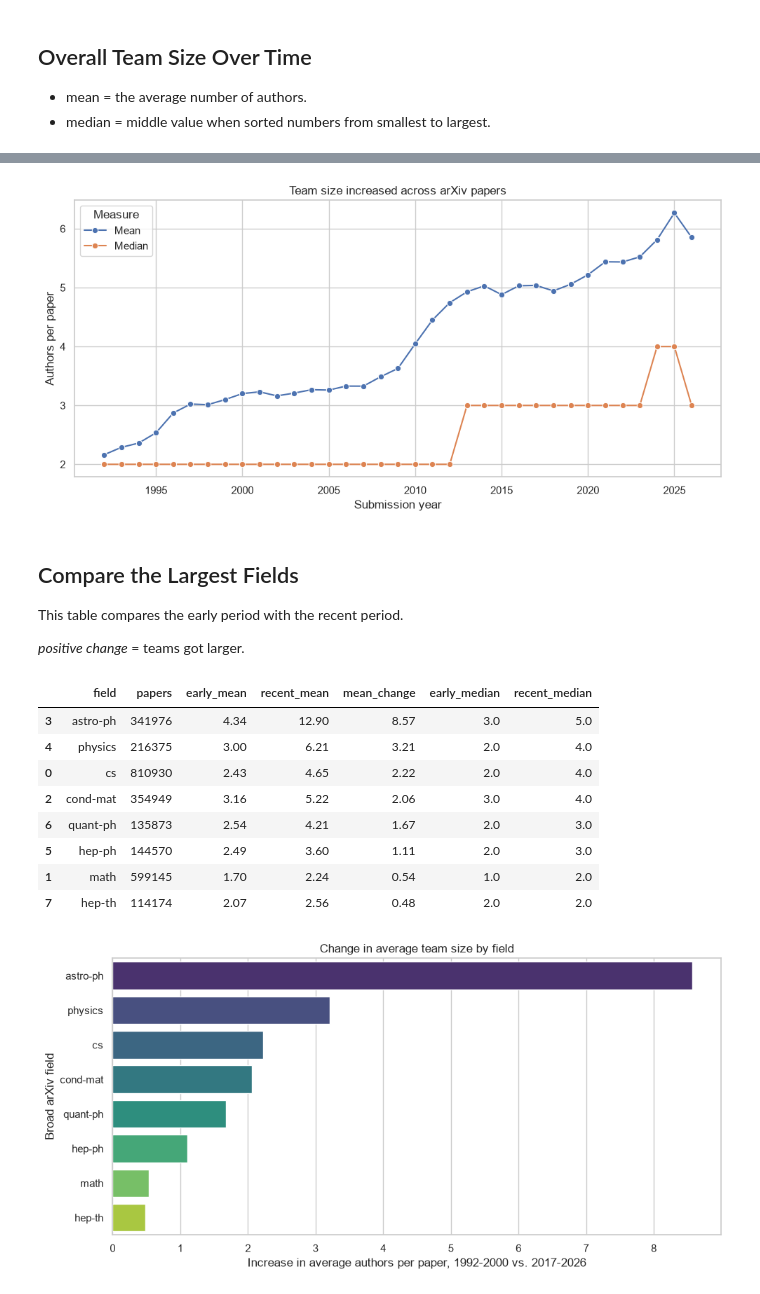
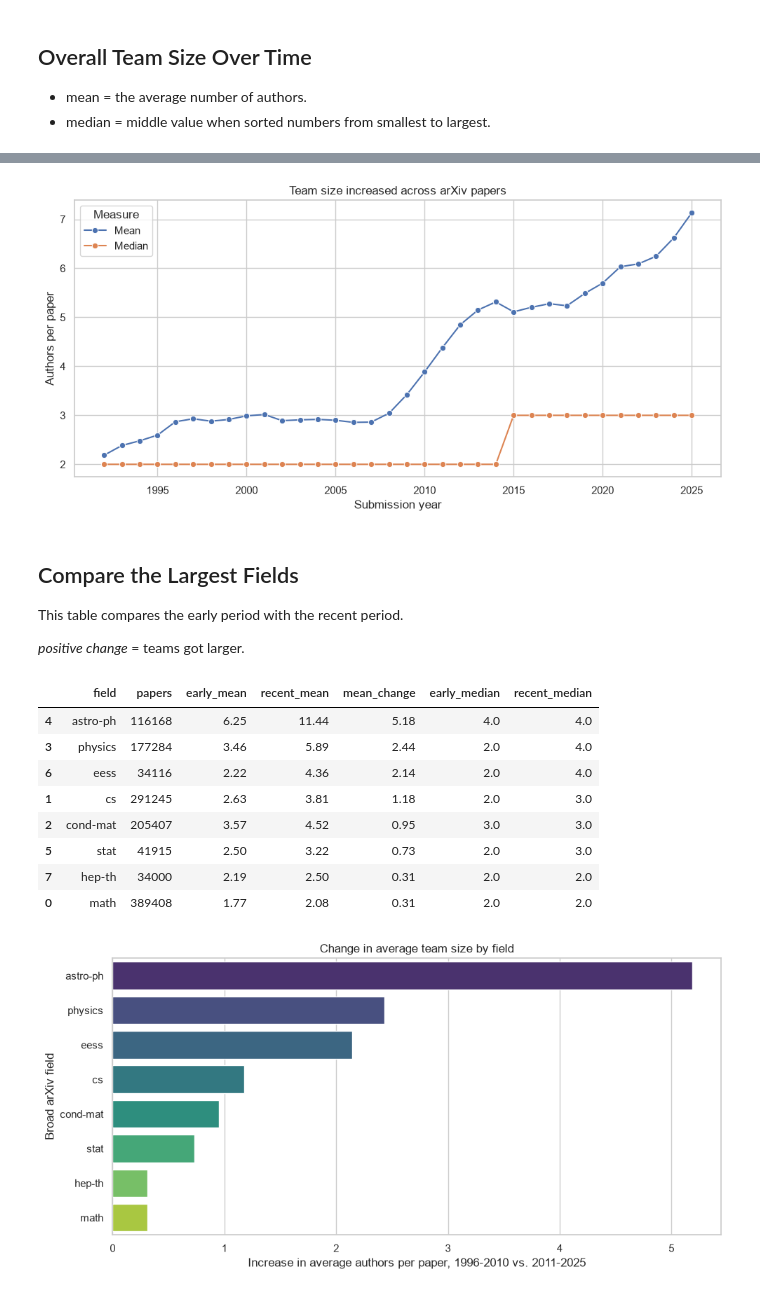
Before and after one commit to csci4491/applied_ds_capstone, a Jupyter notebook: notebooks/1_arxiv_collaboration.ipynb, the cells around one changed output, grey strips where cells are left out. Drawn from its saved outputs; the diff is of its cells as text; code cells hidden in the pictures.

```diff
--- a/notebooks/1_arxiv_collaboration.ipynb
+++ b/notebooks/1_arxiv_collaboration.ipynb
@@ -102,3 +103,7 @@ df["author_count"] = df["authors"].apply(count_authors)
 df["field"] = df["primary_category"].apply(broad_field)
 
 df[["paper_id", "submitted_year", "primary_category", "field", "author_count"]].head()
+
+analysis = df.loc[
+    df["submitted_year"].between(1992, 2025) & df["author_count"].gt(0)
+].copy()
@@ -145,7 +143,7 @@ ax.set_ylabel("Authors per paper")
 ax.legend(title="Measure")
 plt.tight_layout()
 # %% [output]
-[figure, old version]
+[figure, new version]
 # %% [markdown]
 ## Compare the Largest Fields
 
@@ -158,8 +156,8 @@ top_fields = analysis["field"].value_counts().head(8).index.tolist()
 comparison_rows = []
 for field in top_fields:
     field_data = analysis[analysis["field"] == field]
-    early = field_data[field_data["submitted_year"].between(1992, 2000)]["author_count"]
-    recent = field_data[field_data["submitted_year"].between(2017, 2026)]["author_count"]
+    early = field_data[field_data["submitted_year"].between(1996, 2010)]["author_count"]
+    recent = field_data[field_data["submitted_year"].between(2011, 2025)]["author_count"]
 
     comparison_rows.append(
         {
@@ -177,28 +175,28 @@ field_comparison = pd.DataFrame(comparison_rows).sort_values("mean_change", asce
 field_comparison.round(2)
 # %% [output]
 |  | field | papers | early_mean | recent_mean | mean_change | early_median | recent_median |
-| 3 | astro-ph | 341976 | 4.34 | 12.90 | 8.57 | 3.0 | 5.0 |
-| 4 | physics | 216375 | 3.00 | 6.21 | 3.21 | 2.0 | 4.0 |
-| 0 | cs | 810930 | 2.43 | 4.65 | 2.22 | 2.0 | 4.0 |
-| 2 | cond-mat | 354949 | 3.16 | 5.22 | 2.06 | 3.0 | 4.0 |
-| 6 | quant-ph | 135873 | 2.54 | 4.21 | 1.67 | 2.0 | 3.0 |
-| 5 | hep-ph | 144570 | 2.49 | 3.60 | 1.11 | 2.0 | 3.0 |
-| 1 | math | 599145 | 1.70 | 2.24 | 0.54 | 1.0 | 2.0 |
-| 7 | hep-th | 114174 | 2.07 | 2.56 | 0.48 | 2.0 | 2.0 |
+| 4 | astro-ph | 116168 | 6.25 | 11.44 | 5.18 | 4.0 | 4.0 |
+| 3 | physics | 177284 | 3.46 | 5.89 | 2.44 | 2.0 | 4.0 |
+| 6 | eess | 34116 | 2.22 | 4.36 | 2.14 | 2.0 | 4.0 |
+| 1 | cs | 291245 | 2.63 | 3.81 | 1.18 | 2.0 | 3.0 |
+| 2 | cond-mat | 205407 | 3.57 | 4.52 | 0.95 | 3.0 | 3.0 |
+| 5 | stat | 41915 | 2.50 | 3.22 | 0.73 | 2.0 | 3.0 |
+| 7 | hep-th | 34000 | 2.19 | 2.50 | 0.31 | 2.0 | 2.0 |
+| 0 | math | 389408 | 1.77 | 2.08 | 0.31 | 2.0 | 2.0 |
 # %%
 fig, ax = plt.subplots(figsize=(10, 5))
 sns.barplot(
     data=field_comparison,
     x="mean_change",
     y="field",
     hue="field",
     palette="viridis",
     legend=False,
     ax=ax,
 )
 ax.set_title("Change in average team size by field")
-ax.set_xlabel("Increase in average authors per paper, 1992-2000 vs. 2017-2026")
+ax.set_xlabel("Increase in average authors per paper, 1996-2010 vs. 2011-2025")
 ax.set_ylabel("Broad arXiv field")
 plt.tight_layout()
 # %% [output]
-[figure, old version]
+[figure, new version]
```
Also changed, not shown: parts of 16 cells of this notebook, 3 other files.
